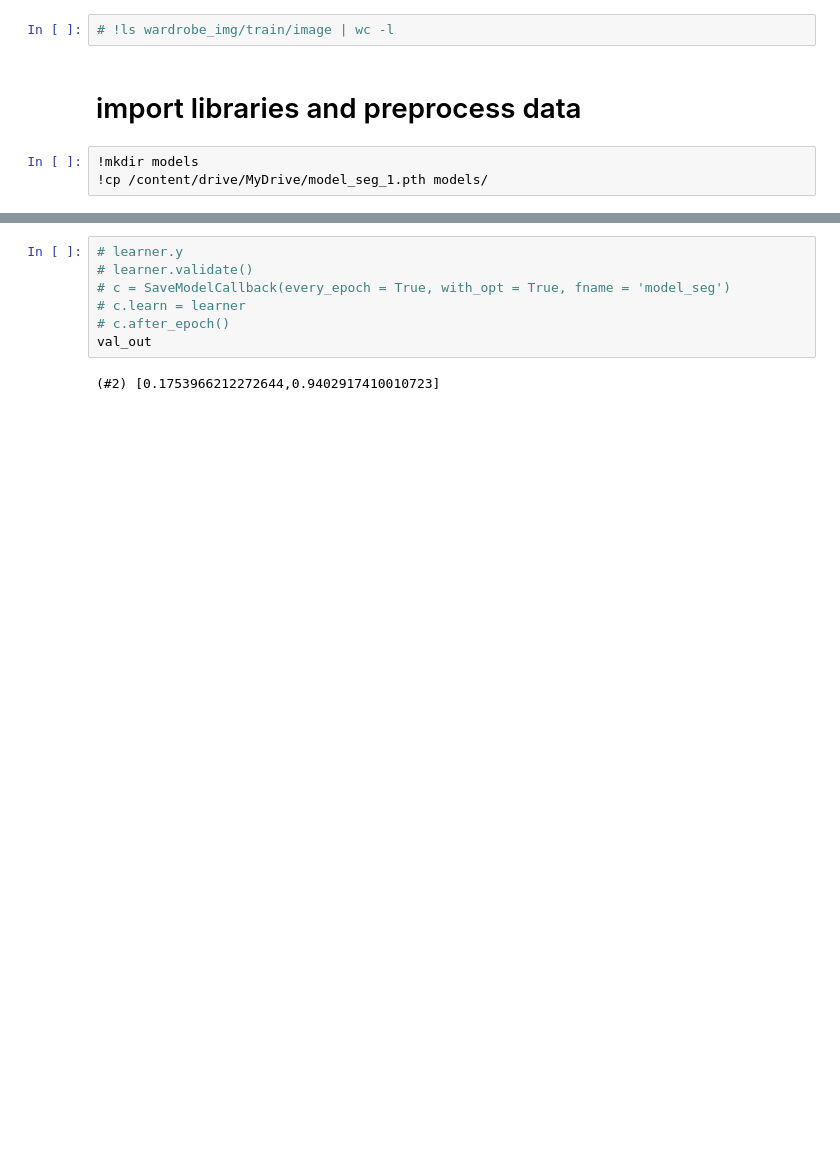
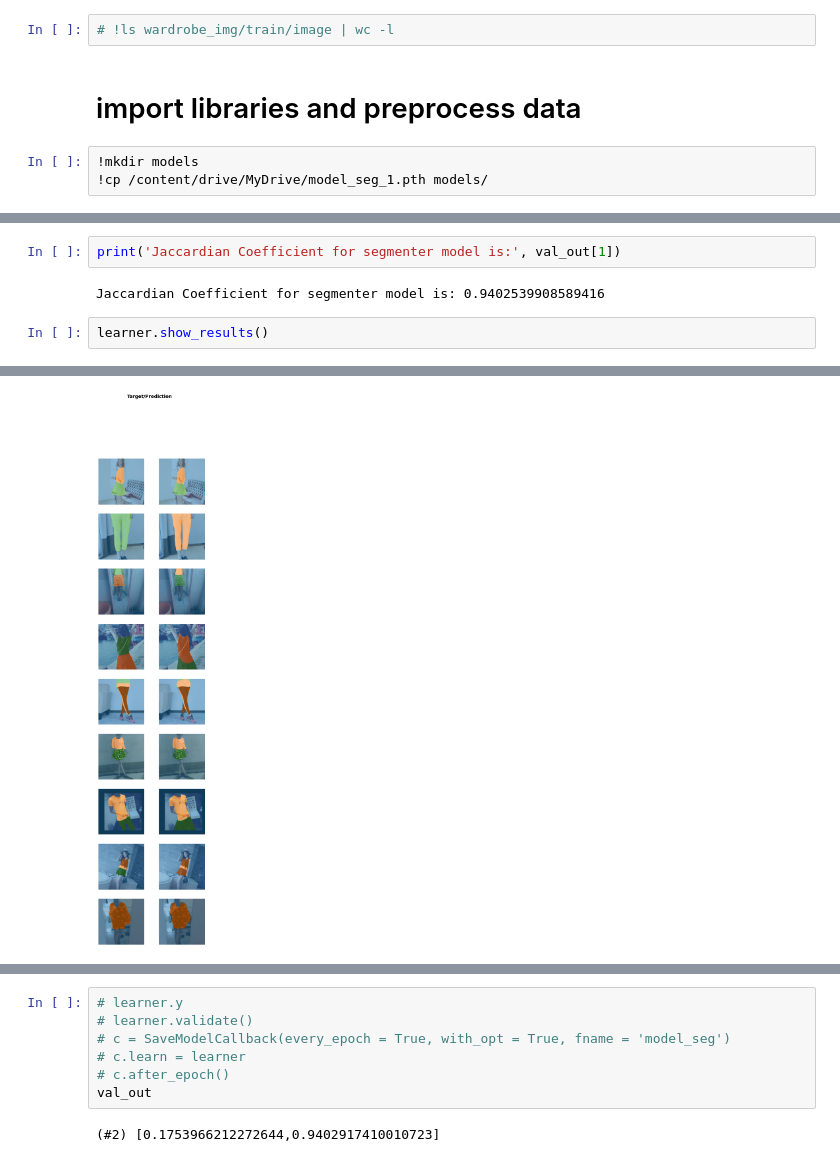
Before and after one commit to PriyantJain/Wardrobe-helper, a Jupyter notebook: wardrobe_segmenter.ipynb, the cells around one changed output, grey strips where cells are left out. Cells and saved outputs as stored; diff of their text form; blank space fills up the shorter version.

Commit message:
updating segmenter
cleaned a bit

```diff
--- a/wardrobe_segmenter.ipynb
+++ b/wardrobe_segmenter.ipynb
@@ -284 +285,8 @@ if __name__ == '__main__' :
 [interactive output not drawn]
+# %%
+print('Jaccardian Coefficient for segmenter model is:', val_out[1])
+# %% [output]
+Jaccardian Coefficient for segmenter model is: 0.9402539908589416
+# %%
+learner.show_results()
+# %% [output]
@@ -285,3 +294,4 @@ if __name__ == '__main__' :
+[figure, added]
 # %%
 # Jaccard_multi_metric.Jaccard_multi(learner.y[0], learner.pred[0].argmax(0))
 # plt.figure()
```
Also changed, not shown: parts of 3 cells of this notebook.
